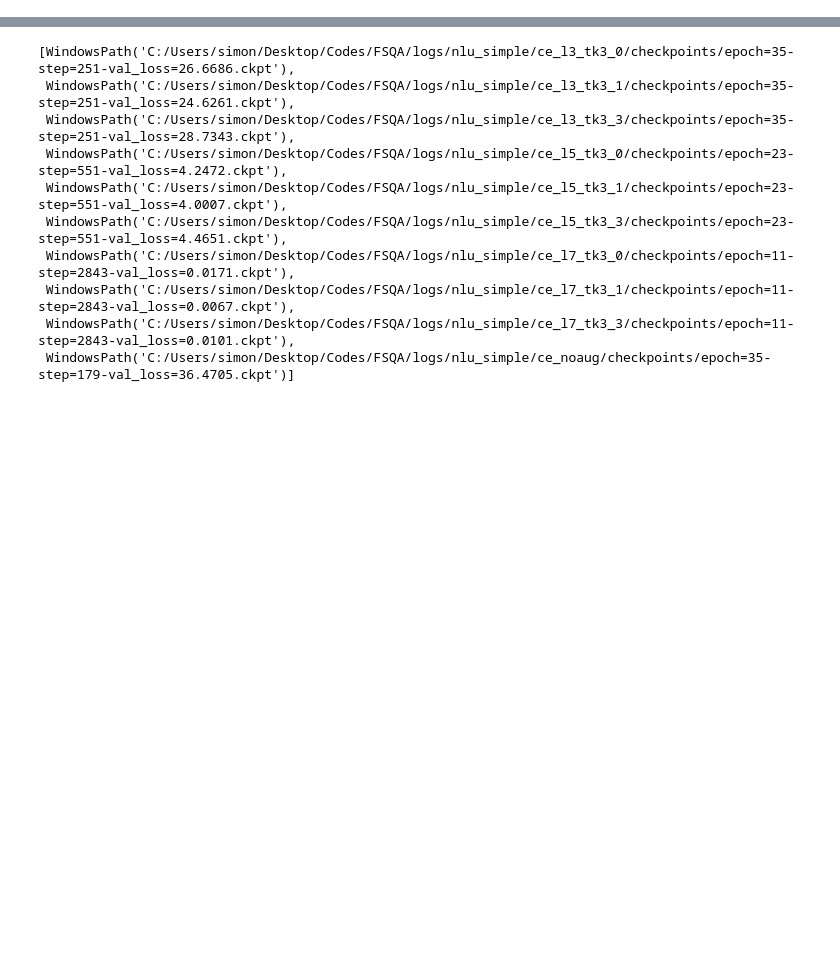
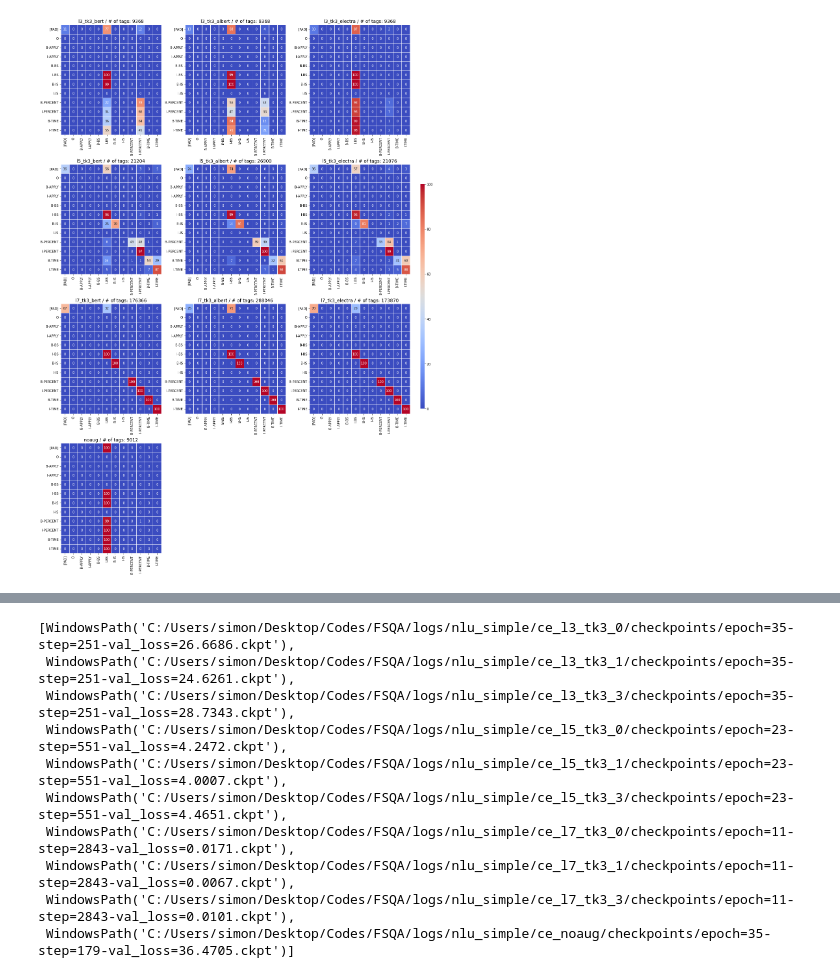
Before and after one commit to simonjisu/FSQA, a Jupyter notebook: Notebooks/04_NER_testing.ipynb, the cells around one changed output, grey strips where cells are left out. Drawn from its saved outputs; the diff is of its cells as text; code cells hidden in the pictures; blank space fills up the shorter version.

```diff
--- a/Notebooks/04_NER_testing.ipynb
+++ b/Notebooks/04_NER_testing.ipynb
@@ -35,0 +93,36 @@ tokenizer = NLUTokenizer()
+# %%
+from sklearn.metrics import confusion_matrix
+
+def get_cfm(x, labels, typ):
+    cfm = confusion_matrix(x[f'{typ}_target'], x[f'{typ}_pred'], labels=range(len(labels)), normalize='true') * 100
+    df_cfm = pd.DataFrame(cfm, columns=labels, index=labels)
+    return df_cfm
+# %%
+intent_labels = list(map(lambda x: x[0], sorted(data_module.intents2id.items(), key=lambda x: x[1])))
+tags_labels = list(map(lambda x: x[0], filter(lambda x: x[1] < 100, sorted(data_module.tags2id.items(), key=lambda x: x[1]))))
+
+for k, x in data_dict.items():
+    data_dict[k]['tags_cfm'] = get_cfm(x, labels=tags_labels, typ='tags')
+    data_dict[k]['intent_cfm'] = get_cfm(x, labels=intent_labels, typ='intent')
+# %%
+fig, axes = plt.subplots(4, 3, figsize=(18, 24))
+cbar_ax = fig.add_axes([.91, .3, .01, .4])
+key = 'tags_cfm'
+
+for i, ((k, x), ax) in enumerate(zip(data_dict.items(), axes.flatten())):
+    sns.heatmap(data_dict[k][key] , ax=ax, linewidths=.5, cmap='coolwarm', annot=True, fmt='.0f', cbar_ax=cbar_ax)
+    k_name = k.lstrip('ce_')
+    if len(k_name.split('_')) > 1:
+        *a, b = k_name.split('_')
+        title = '_'.join(a) + '_' + bert_m_dict[int(b)]
+    else:
+        title = k_name
+
+    ax.set_title(f'{title} / # of tags: {len(data_dict[k]["tags_target"])}', fontsize=14)
+
+plt.tight_layout(rect=[0, 0, .9, 1])
+axes[-1, 1].axis('off')
+axes[-1, 2].axis('off')
+plt.show()
+# %% [output]
+[figure, added]
```
Also changed, not shown: parts of 12 cells of this notebook.
